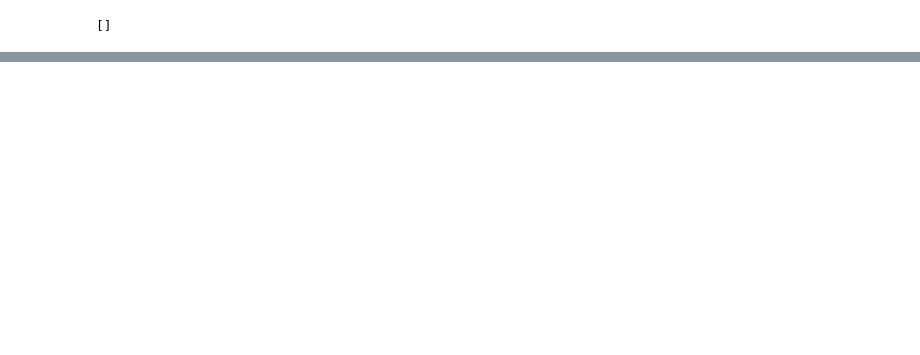
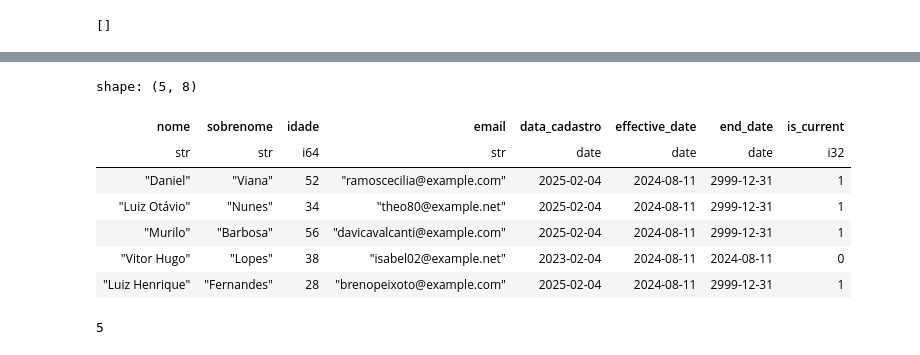
Before and after one commit to leonardorh18/airflow-pipeline, a Jupyter notebook: notebooks/Untitled.ipynb, the cells around one changed output, grey strips where cells are left out. Drawn from its saved outputs; the diff is of its cells as text; code cells hidden in the pictures; blank space fills up the shorter version.

```diff
--- a/notebooks/Untitled.ipynb
+++ b/notebooks/Untitled.ipynb
@@ -327,0 +459,27 @@ client.execute(f"SELECT max(last_offset) FROM kafka_topics_offset_control WHERE
+# %%
+
+"""
+caso onde o cliente inserido ja esta na base mas tem a data de cadastro menor do
+que a já cadastrada, nesse caso, o dado é inserido mas o dado ja persistido
+é mantido como o dado corrente porque tem a data de cadastro maior
+
+"""
+df_joined = df_insert.join(
+    df_table,
+    on="email",
+    how="inner"
+).filter(
+    pl.col("data_cadastro").cast(pl.Date) < pl.col("data_cadastro_right").cast(pl.Date)
+)
+
+# Selecionar as colunas e renomear conforme necessário
+df_update_inactive_new = df_joined.select([
+    pl.col("nome"),
+    pl.col("sobrenome"),
+    pl.col("idade"),
+    pl.col("email"),
+    pl.col("data_cadastro"),
+    pl.col("effective_date"),
+    pl.col("effective_date").alias("end_date"),
+    pl.lit(0).alias("is_current")
+])
@@ -327,0 +493,37 @@ client.execute(f"SELECT max(last_offset) FROM kafka_topics_offset_control WHERE
+# %%
+df_insert = df_insert.join(
+    df_update_inactive_new,
+    on="email",
+    how="left"
+).select([
+    pl.col("nome"),
+    pl.col("sobrenome"),
+    pl.col("idade"),
+    pl.col("email"),
+    pl.col("data_cadastro"),
+    pl.when(pl.col("nome_right").is_not_null()).then(pl.col("effective_date_right")).otherwise(pl.col("effective_date")).alias("effective_date"),
+    pl.when(pl.col("nome_right").is_not_null()).then(pl.col("end_date_right")).otherwise(pl.col("end_date")).alias("end_date"),
+     pl.when(pl.col("nome_right").is_not_null()).then(pl.col("is_current_right")).otherwise(pl.col("is_current")).alias("is_current"),
+])
+# %%
+df_insert
+# %% [output]
+shape: (5, 8)
+| nome | sobrenome | idade | email | data_cadastro | effective_date | end_date | is_current |
+| str | str | i64 | str | date | date | date | i32 |
+| "Daniel" | "Viana" | 52 | "ramoscecilia@example.com" | 2025-02-04 | 2024-08-11 | 2999-12-31 | 1 |
+| "Luiz Otávio" | "Nunes" | 34 | "theo80@example.net" | 2025-02-04 | 2024-08-11 | 2999-12-31 | 1 |
+| "Murilo" | "Barbosa" | 56 | "davicavalcanti@example.com" | 2025-02-04 | 2024-08-11 | 2999-12-31 | 1 |
+| "Vitor Hugo" | "Lopes" | 38 | "isabel02@example.net" | 2023-02-04 | 2024-08-11 | 2024-08-11 | 0 |
+| "Luiz Henrique" | "Fernandes" | 28 | "brenopeixoto@example.com" | 2025-02-04 | 2024-08-11 | 2999-12-31 | 1 |
+# %%
+# Converta o DataFrame para um formato que pode ser enviado ao ClickHouse
+data = df_insert.to_dicts()
+
+# Inserir os dados no ClickHouse
+client_ch.execute(
+    'INSERT INTO usuarios (nome, sobrenome, idade, email, data_cadastro, effective_date, end_date, is_current) VALUES',
+    [(row['nome'], row['sobrenome'], row['idade'], row['email'], row['data_cadastro'], row['effective_date'], row['end_date'], row['is_current']) for row in data]
+)
+# %% [output]
+5
```
Also changed, not shown: parts of 17 cells of this notebook, 1 other file.
